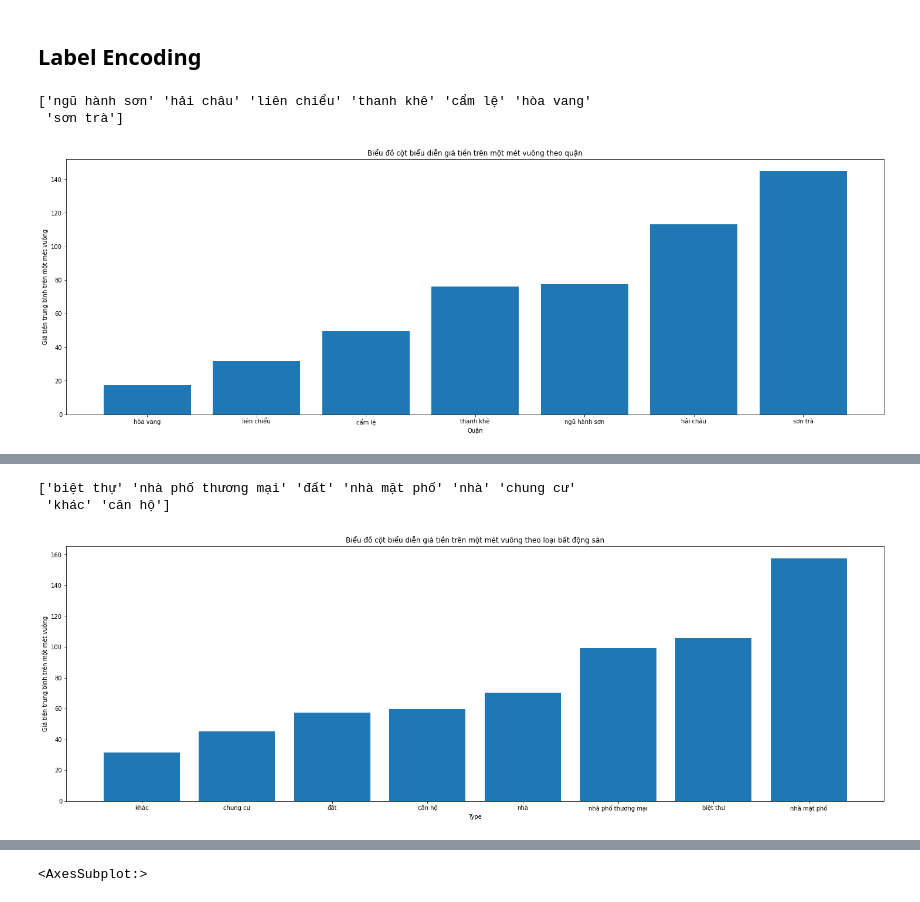
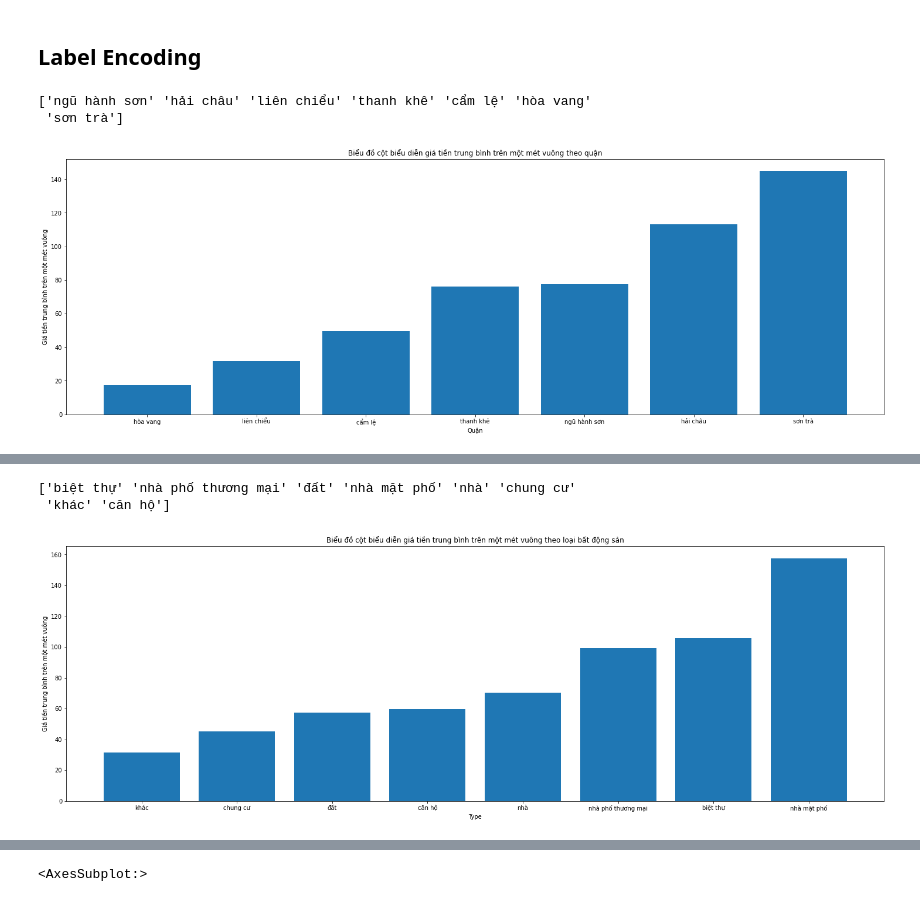
Before and after one commit to jthanh8144/FinalEssayDataScience, a Jupyter notebook: main.ipynb, the cells around one changed output, grey strips where cells are left out. Saved outputs shown, nothing was run; the diff lists cells and outputs as text; code cells hidden in the pictures.

```diff
--- a/main.ipynb
+++ b/main.ipynb
@@ -198,21 +198,21 @@ def MeanPrice(column,value):
 # %%
 ValueDistrist = data_t['district'].unique()
 print(ValueDistrist)
 arrDistrist = {}
 for value in ValueDistrist:
     arrDistrist[value] = MeanPrice('district',value)
 sorted_values = sorted(arrDistrist.items(), key=operator.itemgetter(1))
 sorted_dict = {k: v for k, v in sorted_values}
 plt.figure(figsize=(25,8))
 plt.bar(*zip(*sorted_dict.items()))
-plt.title('Biểu đồ cột biểu diễn giá tiền trên một mét vuông theo quận')
+plt.title('Biểu đồ cột biểu diễn giá tiền trung bình trên một mét vuông theo quận')
 plt.xlabel('Quận')
 plt.ylabel('Giá tiền trung bình trên một mét vuông')
 plt.show()
 # %% [output]
 ['ngũ hành sơn' 'hải châu' 'liên chiểu' 'thanh khê' 'cẩm lệ' 'hòa vang'
  'sơn trà']
-[figure, old version]
+[figure, new version]
 # %%
 i = 0
 for key in sorted_dict:
@@ -242,7 +242,7 @@ for value in ValueEstate:
 sorted_values_estate = sorted(arrEstate.items(), key=operator.itemgetter(1))
 sorted_dict_estate = {k: v for k, v in sorted_values_estate}
 plt.figure(figsize=(25,8))
-plt.title('Biểu đồ cột biểu diễn giá tiền trên một mét vuông theo loại bất động sản')
+plt.title('Biểu đồ cột biểu diễn giá tiền trung bình trên một mét vuông theo loại bất động sản')
 plt.xlabel('Type')
 plt.ylabel('Giá tiền trung bình trên một mét vuông')
 plt.bar(*zip(*sorted_dict_estate.items()))
@@ -250,7 +250,7 @@ plt.show()
 # %% [output]
 ['biệt thự' 'nhà phố thương mại' 'đất' 'nhà mặt phố' 'nhà' 'chung cư'
  'khác' 'căn hộ']
-[figure, old version]
+[figure, new version]
 # %%
 n = 0
 for key in sorted_dict_estate:
```
Also changed, not shown: parts of 3 cells of this notebook.
